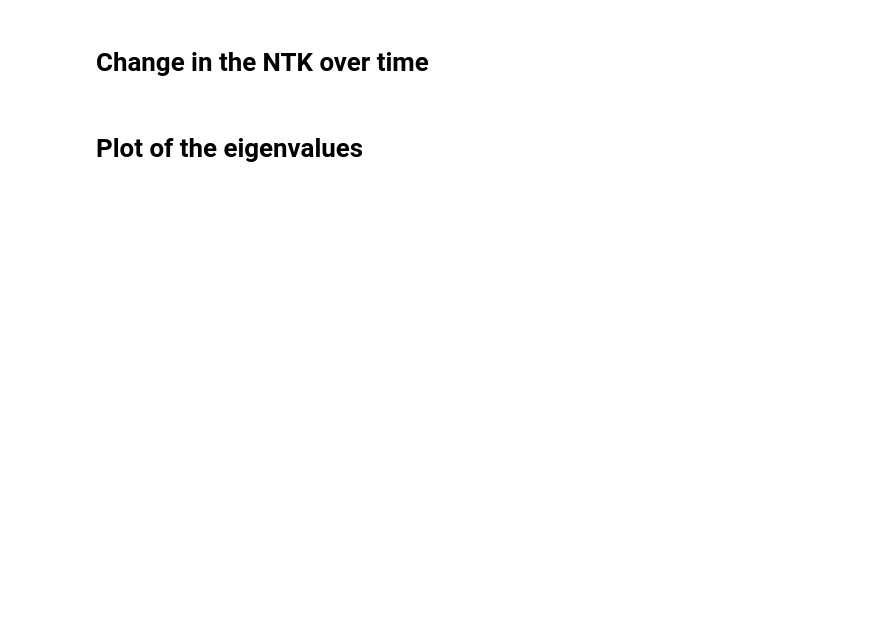
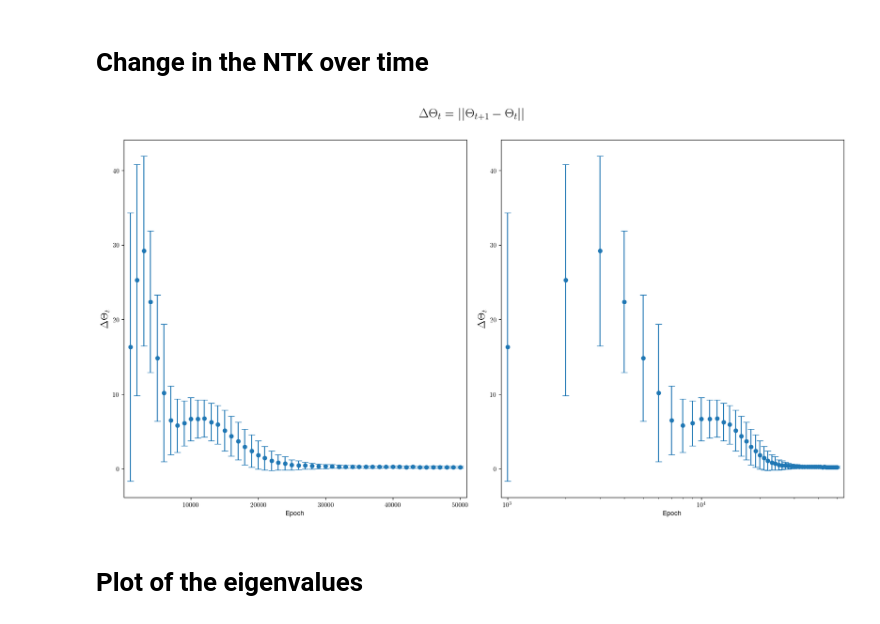
Before and after one commit to achiefa/DeepLearningTheory, a Jupyter notebook: notebooks/amedeo.ipynb, the cells around one changed output. Cells and saved outputs as stored; diff of their text form; code cells hidden in the pictures; blank space fills up the shorter version.

```diff
--- a/notebooks/amedeo.ipynb
+++ b/notebooks/amedeo.ipynb
@@ -109,8 +75,8 @@ Loading 1 replicas...   Done!
 # Load the data used to fit the replicas
 data_by_replica_original = Distribution("Original replicas of the data")
 
-for rep in range(replicas):
-  data = np.load(FIT_FOLDER / f'replica_{rep+1}' / 'data.npy')
+for rep in range(context.get_property("nreplicas")):
+  data = context.get_data_by_replica(rep)
   data_by_replica_original.add(data)
 # %%
 # Plot the ensemble of xT3 at the end of the training
@@ -352,15 +145,13 @@ if SAVE_PLOT:
 # %% [markdown]
 # Change in the NTK over time
 # %%
-FOLDER_NAME = "delta_ntk"
-SAVEDIR = PLOT_FOLDER / FOLDER_NAME
-SAVEDIR.mkdir(parents=False, exist_ok=True)
+NTK_time = context.NTK_time
 
 # Compute  \Delta\Theta_t = || \Theta_{t+1} - \Theta_t}||
 Delta_ntk_t = []
 for i in range(len(NTK_time) - 1):
   delta_ntk_dist = Distribution(f'Delta NTK {i}')
-  for rep in range(replicas):
+  for rep in range(nreplicas):
     delta_ntk = np.linalg.norm(NTK_time[i + 1][rep] - NTK_time[i][rep])
     delta_ntk_dist.add(delta_ntk)
   Delta_ntk_t.append(delta_ntk_dist)
@@ -368,49 +159,35 @@ for i in range(len(NTK_time) - 1):
 delta_ntk_means = np.array([delta.get_mean() for delta in Delta_ntk_t])
 delta_ntk_stds = np.array([delta.get_std() for delta in Delta_ntk_t])
 
 fig, axs = plt.subplots(1, 2, figsize=(20, 10), gridspec_kw={'hspace': 0.1, 'wspace': 0.1})
 
 if PLOT_ERROR_BARS:
   axs[0].errorbar(common_epochs[1:], delta_ntk_means, yerr=delta_ntk_stds, label=r'$\Delta \Theta_t$', fmt='o', capsize=5)
   axs[1].errorbar(common_epochs[1:], delta_ntk_means, yerr=delta_ntk_stds, label=r'$\Delta \Theta_t$', fmt='o', capsize=5)
 else:
   axs[0].plot(common_epochs[1:], delta_ntk_means, label=r'$\Delta \Theta_t$')
   axs[0].fill_between(common_epochs[1:], delta_ntk_means - delta_ntk_stds, delta_ntk_means + delta_ntk_stds, alpha=0.5)
 
   axs[1].plot(common_epochs[1:], delta_ntk_means, label=r'$\Delta \Theta_t$')
   axs[1].fill_between(common_epochs[1:], delta_ntk_means - delta_ntk_stds, delta_ntk_means + delta_ntk_stds, alpha=0.5)
 
 
 axs[0].set_xlabel('Epoch')
 axs[0].set_ylabel(r'$\Delta \Theta_t$', fontsize=16)
 axs[0].set_xmargin(0.02)
 
 axs[1].set_xlabel('Epoch')
 axs[1].set_xscale('log')
 axs[1].set_ylabel(r'$\Delta \Theta_t$', fontsize=16)
 axs[1].set_xmargin(0.02)
 
 fig.suptitle(r'$\Delta \Theta_t = || \Theta_{t+1} - \Theta_{t}||$', fontsize=20, y=0.95)
-if SAVE_PLOT:
-  fig.savefig(SAVEDIR / 'delta_ntk.pdf', dpi=300)
-
-  # Save plot separately
-  extent_lin = axs[0].get_tightbbox(fig.canvas.get_renderer())
-  extent_log = axs[1].get_tightbbox(fig.canvas.get_renderer())
-
-  fig.savefig(
-    SAVEDIR / "delta_ntk_lin.pdf", dpi=300,
-    bbox_inches=extent_lin.transformed(fig.dpi_scale_trans.inverted()).padded(0.15)
-  )
-
-  fig.savefig(
-    SAVEDIR / "delta_ntk_log.pdf", dpi=300,
-    bbox_inches=extent_log.transformed(fig.dpi_scale_trans.inverted()).padded(0.15)
-  )
 
 del delta_ntk_means
 del delta_ntk_stds
 del Delta_ntk_t
+# %% [output]
+[figure, added]
 # %% [markdown]
 # Plot of the eigenvalues
 # %%
```
Also changed, not shown: parts of 40 cells of this notebook, 54 other files.
